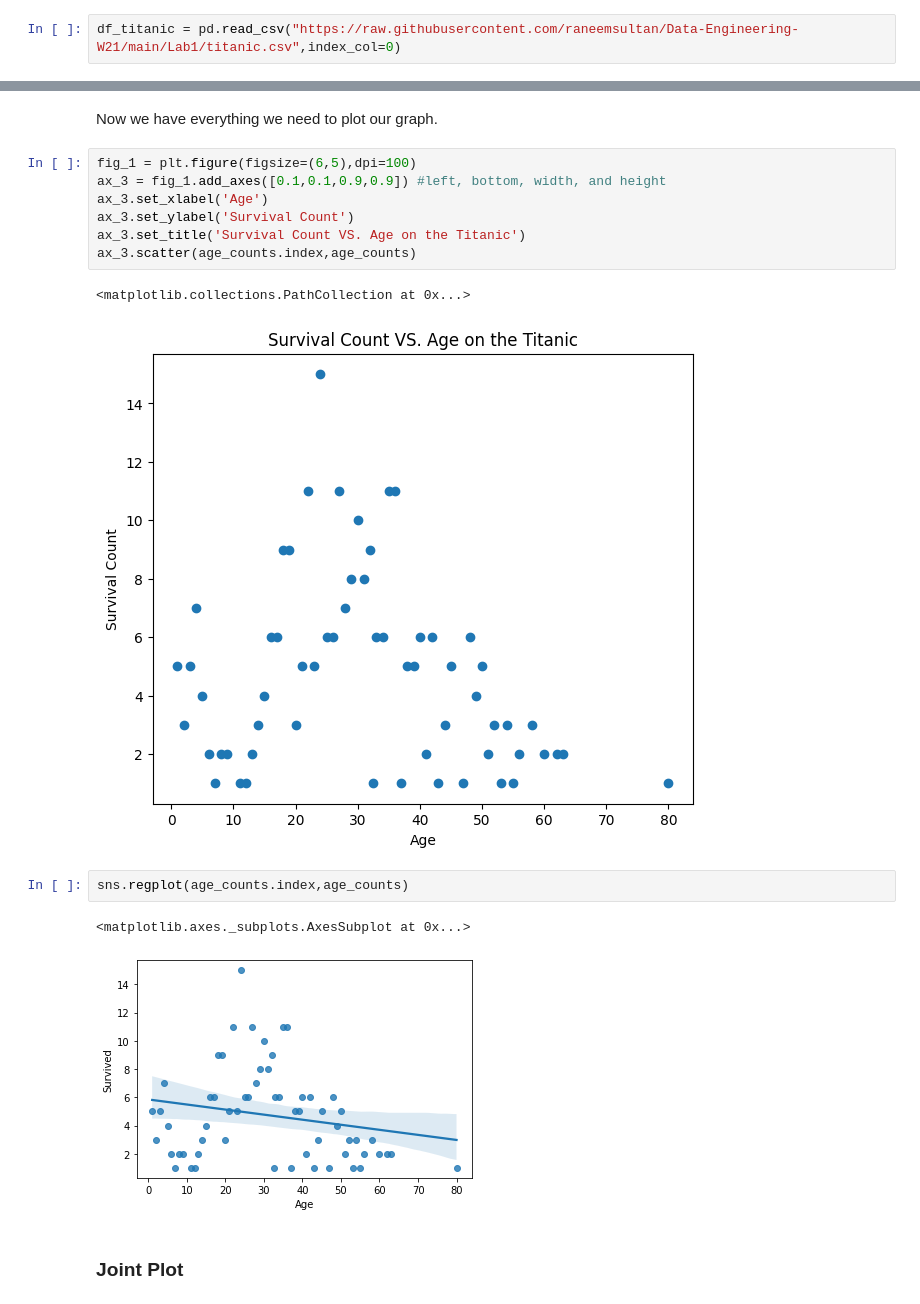
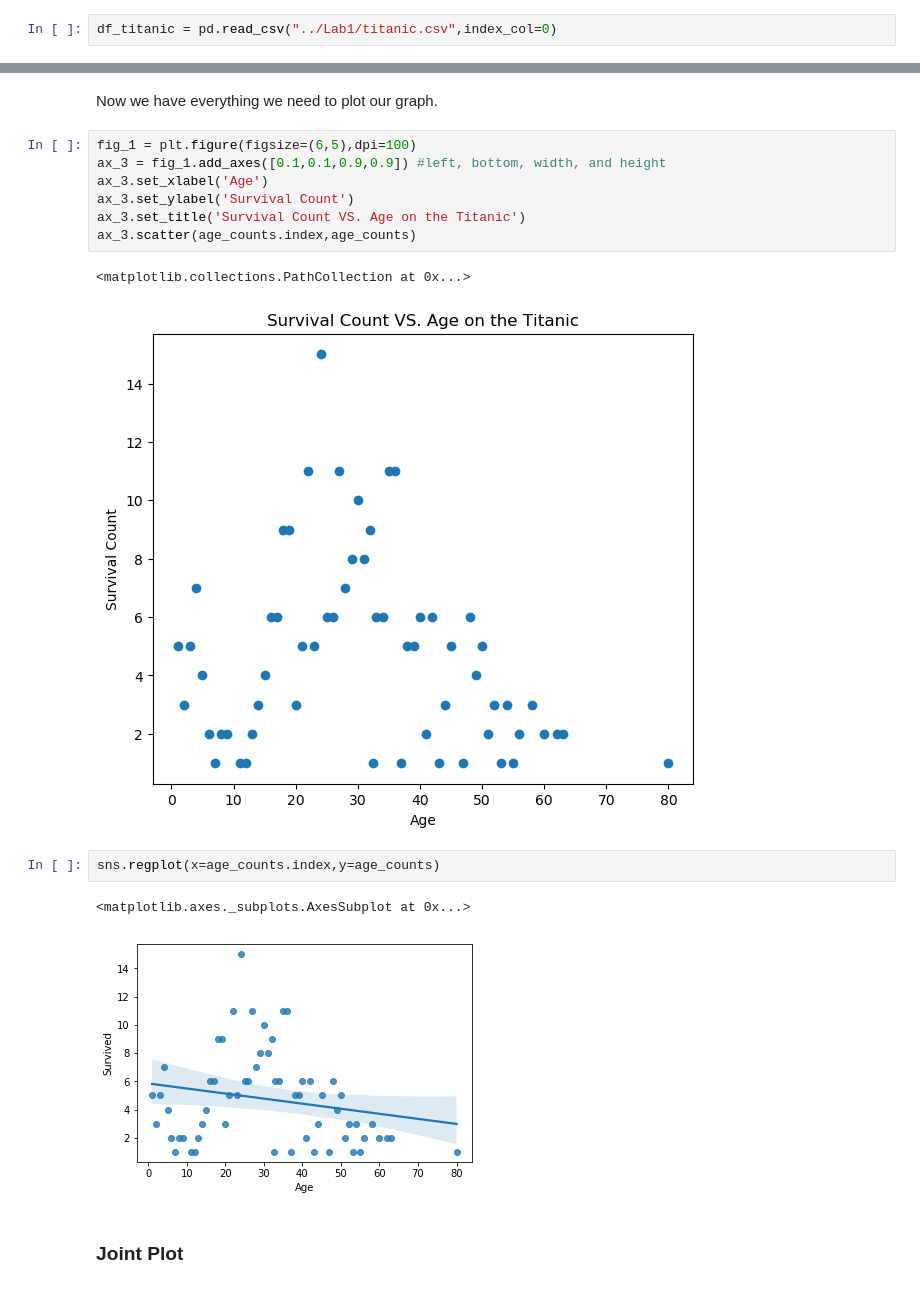
Before and after one commit to guc-met/DE-W22, a Jupyter notebook: Lab2/Lab_2.ipynb, the cells around one changed output, grey strips where cells are left out. Drawn from its saved outputs; the diff is of its cells as text.

```diff
--- a/Lab2/Lab_2.ipynb
+++ b/Lab2/Lab_2.ipynb
@@ -32,7 +32,7 @@ Distribution can mean a few things: frequency distribution, probability distribu
 # %% [markdown]
 A histogram will tell us the frequency distribution. A frequency distribution gives the exact frequency of the number of times a data point occurs. For example, let's see the frequency of each age group on the Titanic.
 # %%
-df_titanic = pd.read_csv("https://raw.githubusercontent.com/raneemsultan/Data-Engineering-W21/main/Lab1/titanic.csv",index_col=0)
+df_titanic = pd.read_csv("../Lab1/titanic.csv",index_col=0)
 # %%
 df_titanic.head()
 # %% [output]
@@ -166,12 +166,12 @@ ax_3.set_title('Survival Count VS. Age on the Titanic')
 ax_3.scatter(age_counts.index,age_counts)
 # %% [output]
 <matplotlib.collections.PathCollection at 0x...>
-[figure, old version]
+[figure, new version]
 # %%
-sns.regplot(age_counts.index,age_counts)
+sns.regplot(x=age_counts.index,y=age_counts)
 # %% [output]
 <matplotlib.axes._subplots.AxesSubplot at 0x...>
-[figure, old version]
+[figure, new version]
 # %% [markdown]
 ### Joint Plot
 # %% [markdown]
```
Also changed, not shown: parts of 24 cells of this notebook.
